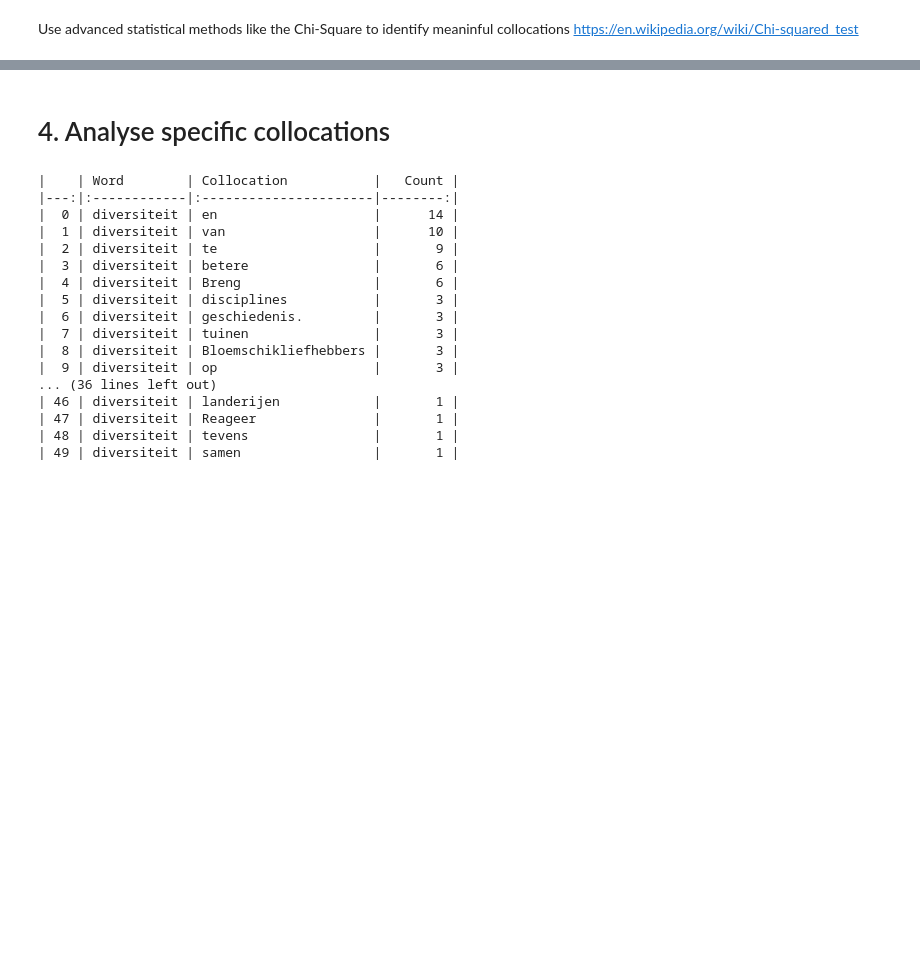
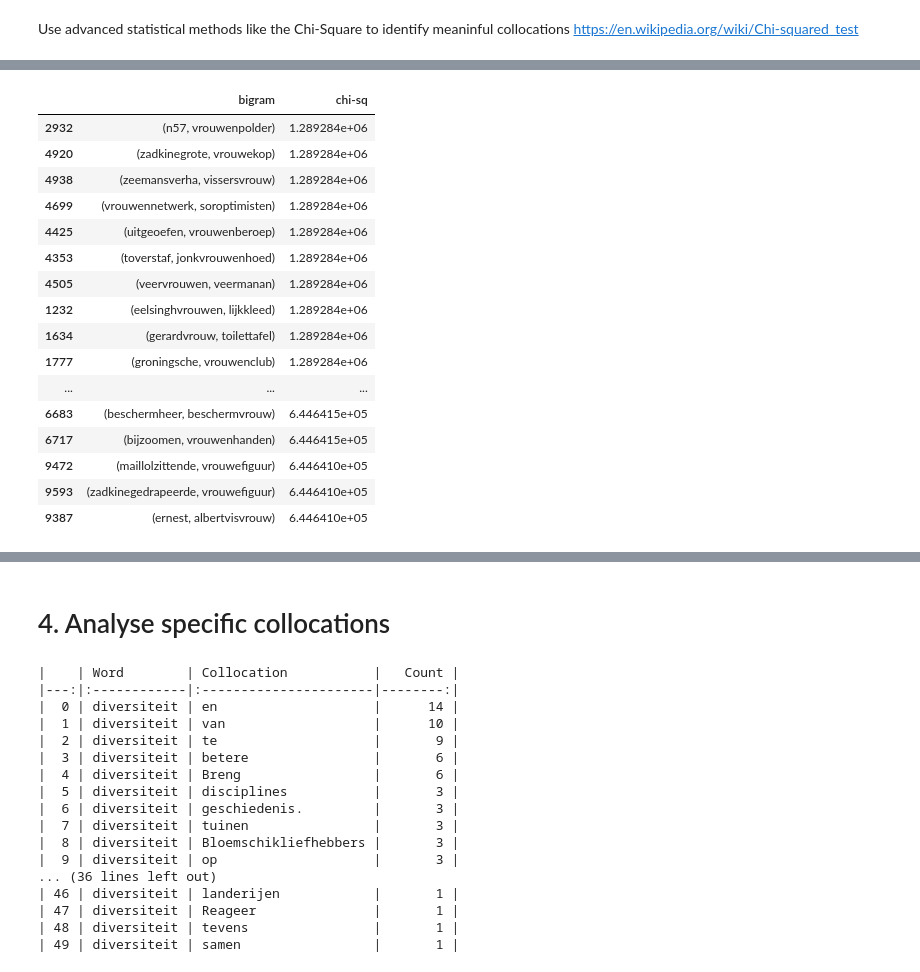
Before and after one commit to jazoza/HHD, a Jupyter notebook: 04_HH_narratives.ipynb, the cells around one changed output, grey strips where cells are left out. Saved outputs shown, nothing was run; the diff lists cells and outputs as text; code cells hidden in the pictures; blank space fills up the shorter version.

```diff
--- a/04_HH_narratives.ipynb
+++ b/04_HH_narratives.ipynb
@@ -1002,0 +1070,22 @@ trigramChiTable.head(20)
+# %%
+# find all bigrams for the term 'vrouw'
+baron_bigrams = bigramChiTable[bigramChiTable['bigram'].astype(str).str.contains('vrouw')]
+baron_bigrams[:20]
+# %% [output]
+|  | bigram | chi-sq |
+| 2932 | (n57, vrouwenpolder) | 1.289284e+06 |
+| 4920 | (zadkinegrote, vrouwekop) | 1.289284e+06 |
+| 4938 | (zeemansverha, vissersvrouw) | 1.289284e+06 |
+| 4699 | (vrouwennetwerk, soroptimisten) | 1.289284e+06 |
+| 4425 | (uitgeoefen, vrouwenberoep) | 1.289284e+06 |
+| 4353 | (toverstaf, jonkvrouwenhoed) | 1.289284e+06 |
+| 4505 | (veervrouwen, veermanan) | 1.289284e+06 |
+| 1232 | (eelsinghvrouwen, lijkkleed) | 1.289284e+06 |
+| 1634 | (gerardvrouw, toilettafel) | 1.289284e+06 |
+| 1777 | (groningsche, vrouwenclub) | 1.289284e+06 |
+| ... | ... | ... |
+| 6683 | (beschermheer, beschermvrouw) | 6.446415e+05 |
+| 6717 | (bijzoomen, vrouwenhanden) | 6.446415e+05 |
+| 9472 | (maillolzittende, vrouwefiguur) | 6.446410e+05 |
+| 9593 | (zadkinegedrapeerde, vrouwefiguur) | 6.446410e+05 |
+| 9387 | (ernest, albertvisvrouw) | 6.446410e+05 |
```
Also changed, not shown: parts of 23 cells of this notebook.
